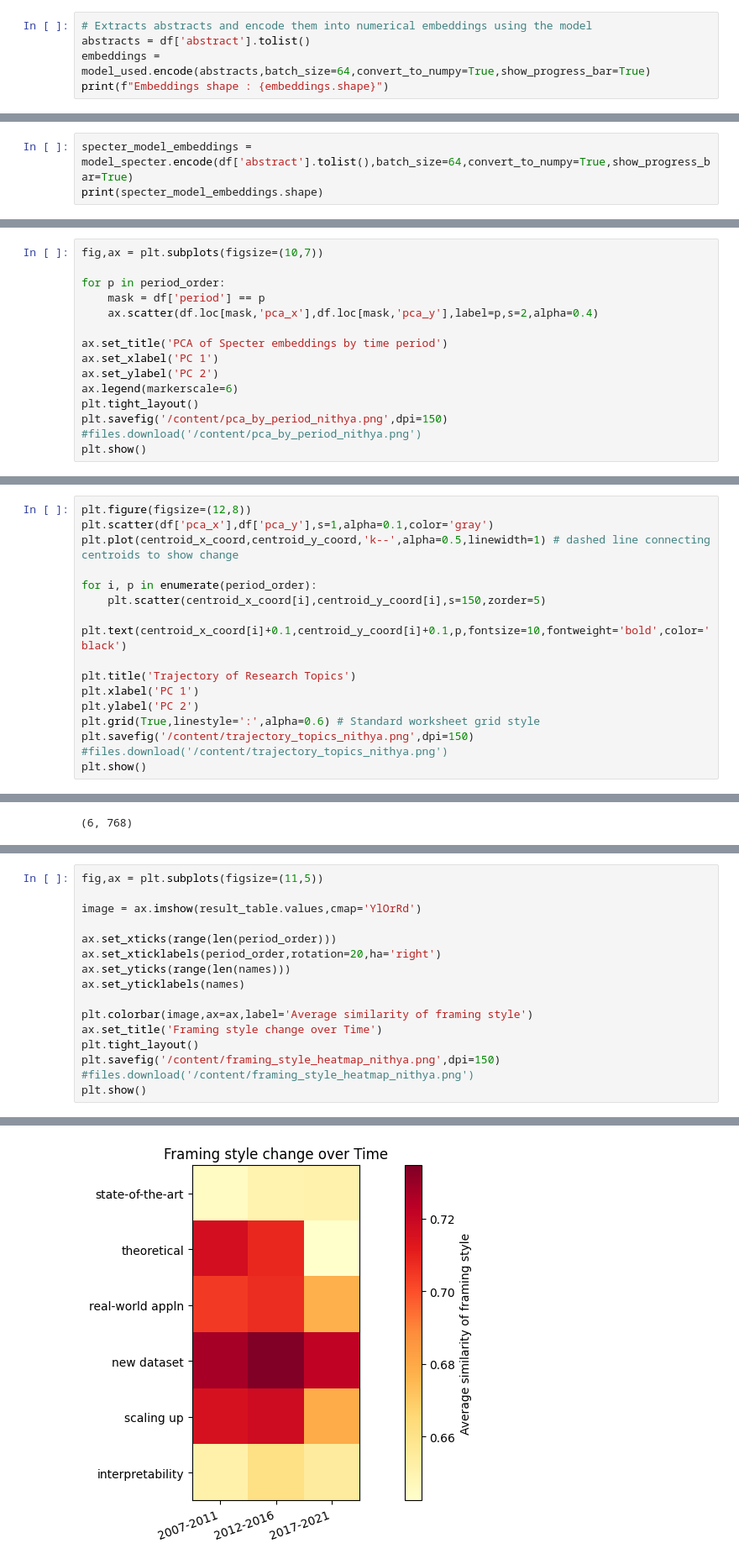
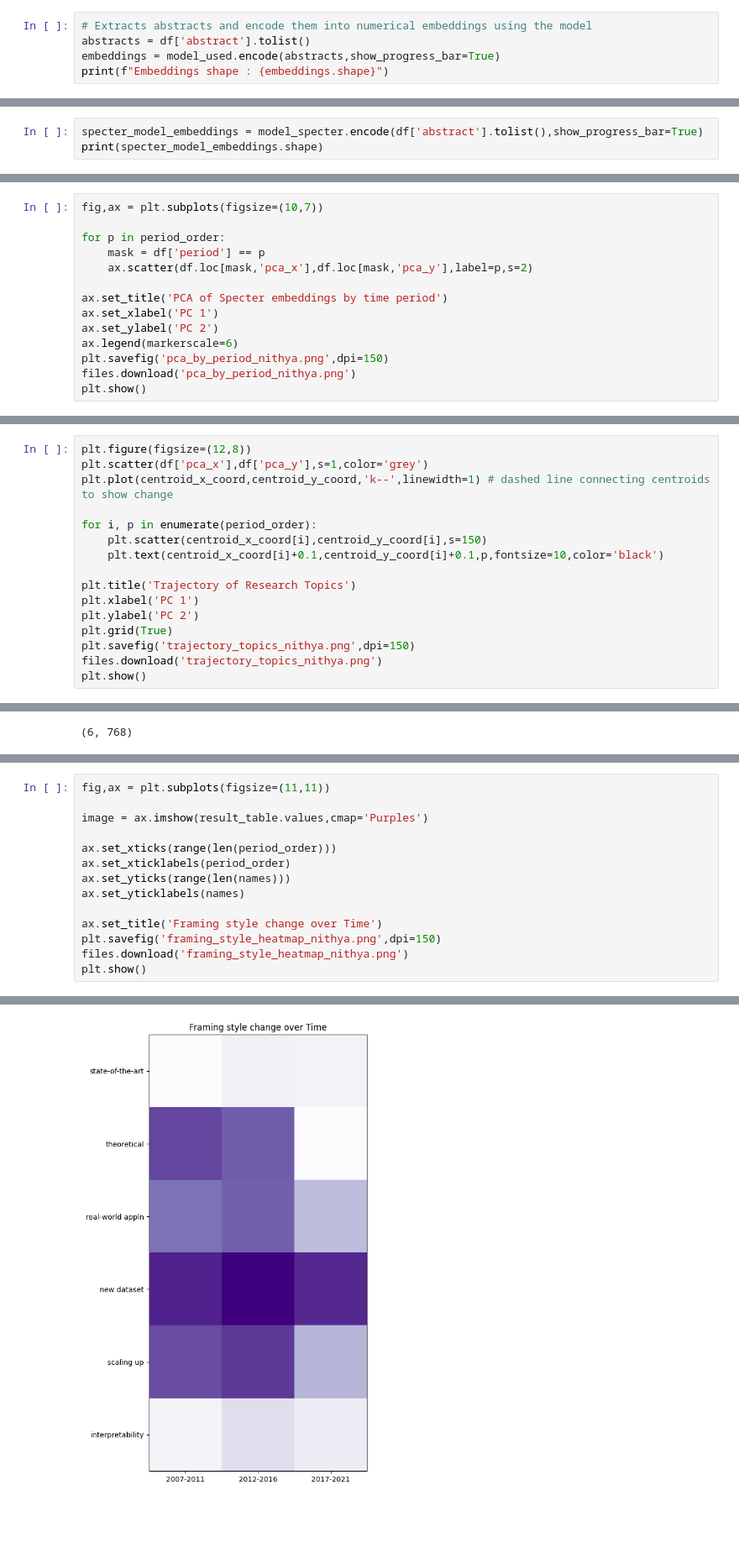
Before and after one commit to rohan-crypto/Text_Analytics_Team33_Task3, a Jupyter notebook: notebooks/SBERT_Nithya.ipynb, the cells around one changed output, grey strips where cells are left out. Shown at 84% size. Drawn from its saved outputs; the diff is of its cells as text; blank space fills up the shorter version.

```diff
--- a/notebooks/SBERT_Nithya.ipynb
+++ b/notebooks/SBERT_Nithya.ipynb
@@ -74,7 +74,7 @@ Notes:
 # %%
 # Extracts abstracts and encode them into numerical embeddings using the model
 abstracts = df['abstract'].tolist()
-embeddings = model_used.encode(abstracts,batch_size=64,convert_to_numpy=True,show_progress_bar=True)
+embeddings = model_used.encode(abstracts,show_progress_bar=True)
 print(f"Embeddings shape : {embeddings.shape}")
 # %% [output]
 Embeddings shape : (27121, 384)
@@ -287,6 +291,6 @@ MiniLM similarity score : 0.25005942583084106
 Specter similarity score : 0.7725767493247986
 # %%
-specter_model_embeddings = model_specter.encode(df['abstract'].tolist(),batch_size=64,convert_to_numpy=True,show_progress_bar=True)
+specter_model_embeddings = model_specter.encode(df['abstract'].tolist(),show_progress_bar=True)
 print(specter_model_embeddings.shape)
 # %% [output]
 (27121, 768)
@@ -450,14 +465,13 @@ fig,ax = plt.subplots(figsize=(10,7))
 
 for p in period_order:
     mask = df['period'] == p
-    ax.scatter(df.loc[mask,'pca_x'],df.loc[mask,'pca_y'],label=p,s=2,alpha=0.4)
+    ax.scatter(df.loc[mask,'pca_x'],df.loc[mask,'pca_y'],label=p,s=2)
 
 ax.set_title('PCA of Specter embeddings by time period')
 ax.set_xlabel('PC 1')
 ax.set_ylabel('PC 2')
 ax.legend(markerscale=6)
-plt.tight_layout()
-plt.savefig('/content/pca_by_period_nithya.png',dpi=150)
-#files.download('/content/pca_by_period_nithya.png')
+plt.savefig('pca_by_period_nithya.png',dpi=150)
+files.download('pca_by_period_nithya.png')
 plt.show()
 # %% [output]
@@ -492,18 +508,18 @@ Centroid for 2012-2016 : (2.7400,-1.2111)
 Centroid for 2017-2021 : (-0.9964,0.4452)
 # %%
 plt.figure(figsize=(12,8))
-plt.scatter(df['pca_x'],df['pca_y'],s=1,alpha=0.1,color='gray')
-plt.plot(centroid_x_coord,centroid_y_coord,'k--',alpha=0.5,linewidth=1) # dashed line connecting centroids to show change
+plt.scatter(df['pca_x'],df['pca_y'],s=1,color='grey')
+plt.plot(centroid_x_coord,centroid_y_coord,'k--',linewidth=1) # dashed line connecting centroids to show change
 
 for i, p in enumerate(period_order):
-    plt.scatter(centroid_x_coord[i],centroid_y_coord[i],s=150,zorder=5)
-    plt.text(centroid_x_coord[i]+0.1,centroid_y_coord[i]+0.1,p,fontsize=10,fontweight='bold',color='black')
+    plt.scatter(centroid_x_coord[i],centroid_y_coord[i],s=150)
+    plt.text(centroid_x_coord[i]+0.1,centroid_y_coord[i]+0.1,p,fontsize=10,color='black')
 
 plt.title('Trajectory of Research Topics')
 plt.xlabel('PC 1')
 plt.ylabel('PC 2')
-plt.grid(True,linestyle=':',alpha=0.6) # Standard worksheet grid style
-plt.savefig('/content/trajectory_topics_nithya.png',dpi=150)
-#files.download('/content/trajectory_topics_nithya.png')
+plt.grid(True)
+plt.savefig('trajectory_topics_nithya.png',dpi=150)
+files.download('trajectory_topics_nithya.png')
 plt.show()
 # %% [output]
@@ -760,17 +780,15 @@ interpretability     0.6512     0.6612     0.6546
 # %%
-fig,ax = plt.subplots(figsize=(11,5))
+fig,ax = plt.subplots(figsize=(11,11))
 
-image = ax.imshow(result_table.values,cmap='YlOrRd')
+image = ax.imshow(result_table.values,cmap='Purples')
 
 ax.set_xticks(range(len(period_order)))
-ax.set_xticklabels(period_order,rotation=20,ha='right')
+ax.set_xticklabels(period_order)
 ax.set_yticks(range(len(names)))
 ax.set_yticklabels(names)
 
-plt.colorbar(image,ax=ax,label='Average similarity of framing style')
 ax.set_title('Framing style change over Time')
-plt.tight_layout()
-plt.savefig('/content/framing_style_heatmap_nithya.png',dpi=150)
-#files.download('/content/framing_style_heatmap_nithya.png')
+plt.savefig('framing_style_heatmap_nithya.png',dpi=150)
+files.download('framing_style_heatmap_nithya.png')
 plt.show()
 # %% [output]
@@ -777,3 +797,3 @@ plt.show()
-[figure, old version]
+[figure, new version]
 # %%
 # Exporting framing heatmap data for final integration
```
Also changed, not shown: parts of 30 cells of this notebook, 21 other files.
